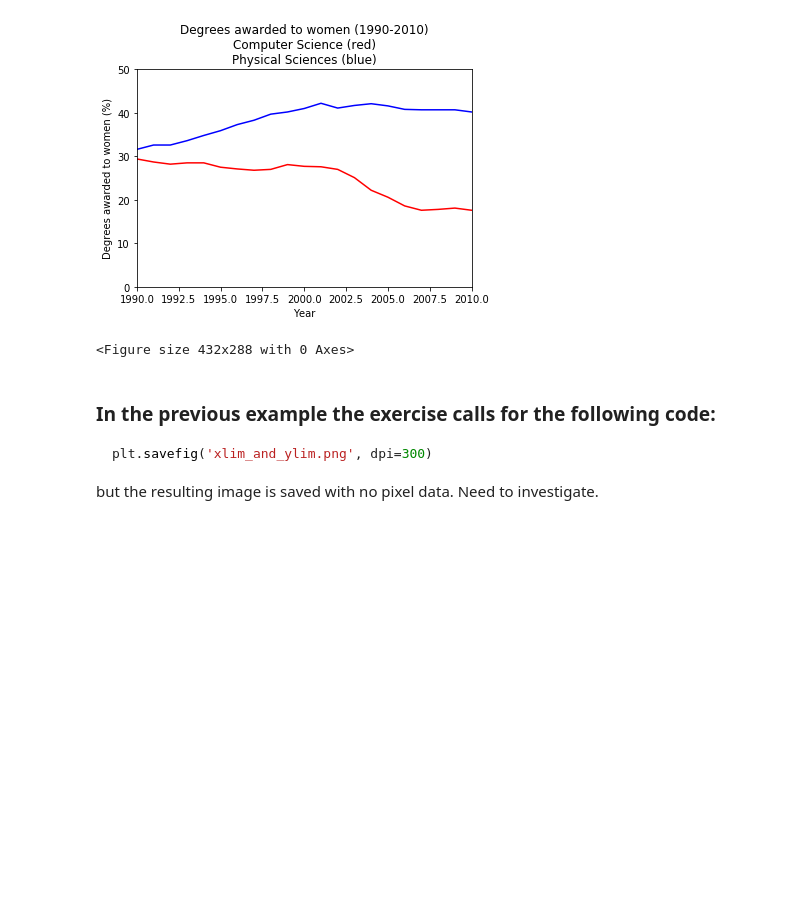
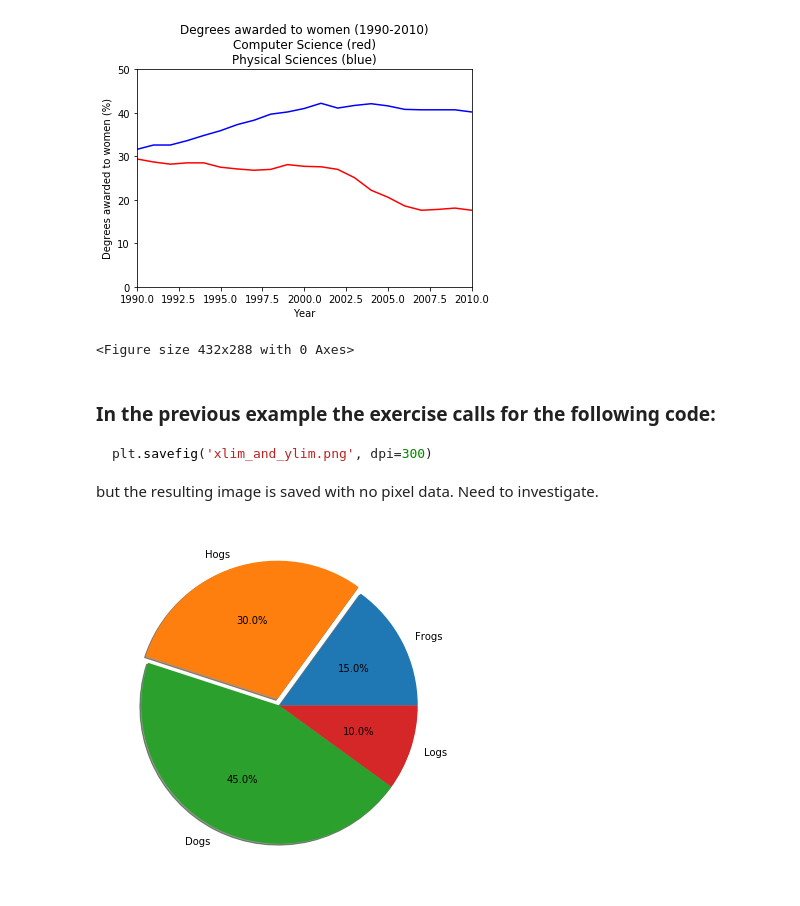
Before and after one commit to cschellenberger/Data-Science-Learning, a Jupyter notebook: Introduction-to-Data-Visualization-with-Python.ipynb, the cells around one changed output. Drawn from its saved outputs; the diff is of its cells as text; code cells hidden in the pictures; blank space fills up the shorter version.

````diff
--- a/Introduction-to-Data-Visualization-with-Python.ipynb
+++ b/Introduction-to-Data-Visualization-with-Python.ipynb
@@ -166,3 +166,39 @@ plt.savefig('xlim_and_ylim.png', dpi=300)
 ```
 
 but the resulting image is saved with no pixel data. Need to investigate.
+# %%
+import matplotlib.pyplot as plt
+from matplotlib.patches import Shadow
+
+# make a square figure and axes
+fig1 = plt.figure(1, figsize=(6, 6))
+ax = fig1.add_axes([0.1, 0.1, 0.8, 0.8])
+
+labels = 'Frogs', 'Hogs', 'Dogs', 'Logs'
+fracs = [15, 30, 45, 10]
+
+explode = (0, 0.05, 0, 0)
+
+# We want to draw the shadow for each pie but we will not use "shadow"
+# option as it does'n save the references to the shadow patches.
+pies = ax.pie(fracs, explode=explode, labels=labels, autopct='%1.1f%%')
+
+for w in pies[0]:
+    # set the id with the label.
+    w.set_gid(w.get_label())
+
+    # we don't want to draw the edge of the pie
+    w.set_ec("none")
+
+for w in pies[0]:
+    # create shadow patch
+    s = Shadow(w, -0.01, -0.01)
+    s.set_gid(w.get_gid() + "_shadow")
+    s.set_zorder(w.get_zorder() - 0.1)
+    ax.add_patch(s)
+
+
+# save
+plt.savefig('figure.png', dpi=300, transparent=True)
+# %% [output]
+[figure, added]
````
Also changed, not shown: parts of 1 cell of this notebook, 3 other files.
